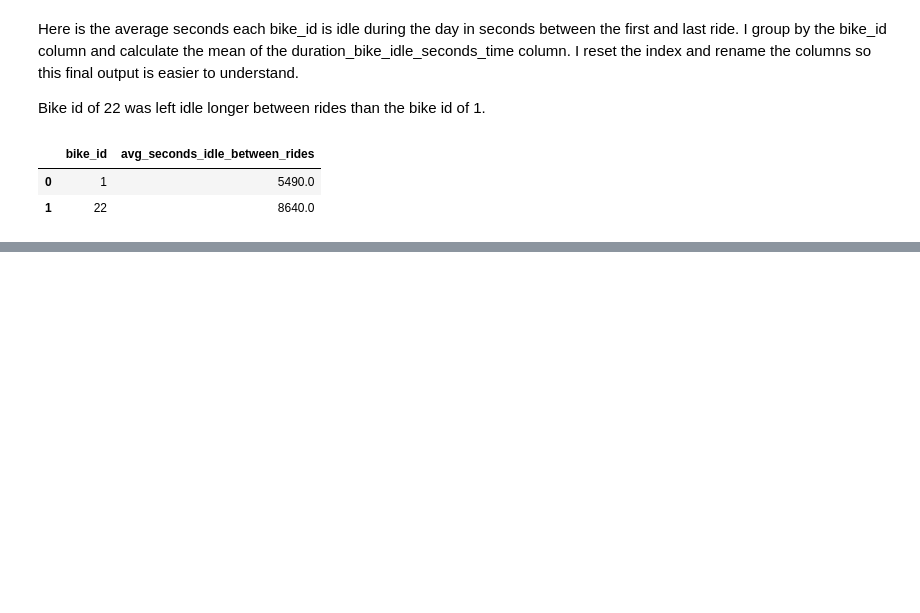
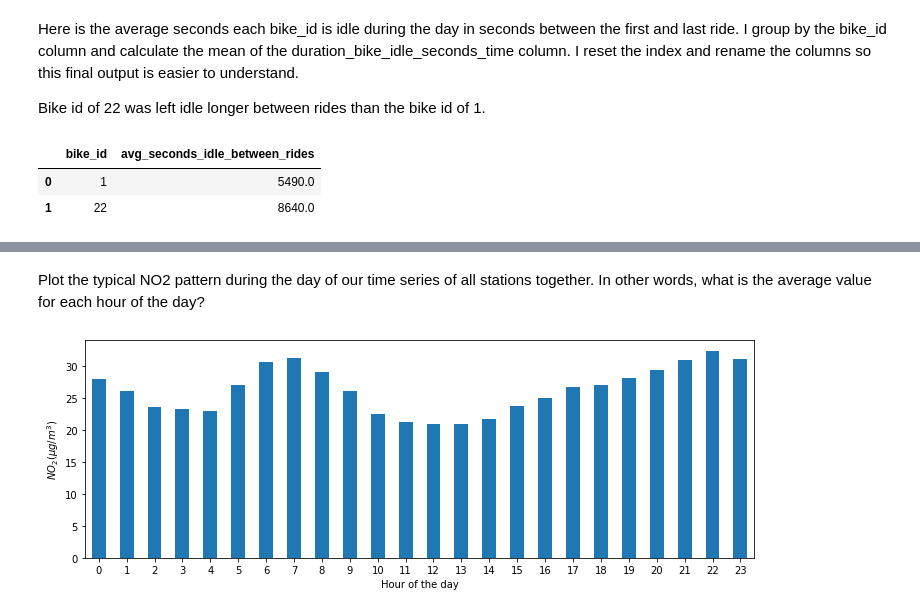
Before and after one commit to HARSHIT097/Learnings, a Jupyter notebook: Play_with_tsdata001.ipynb, the cells around one changed output, grey strips where cells are left out. Cells and saved outputs as stored; diff of their text form; code cells hidden in the pictures; blank space fills up the shorter version.

```diff
--- a/Play_with_tsdata001.ipynb
+++ b/Play_with_tsdata001.ipynb
@@ -122,0 +142,4 @@ df_bike_sharing.groupby('bike_id')['duration_bike_idle_seconds'].mean().reset_in
+# %%
+data = pd.read_csv("https://raw.githubusercontent.com/pandas-dev/pandas/master/doc/data/air_quality_no2_long.csv")
+#parse_dates can be used
+data.head()
@@ -122,0 +170,2 @@ df_bike_sharing.groupby('bike_id')['duration_bike_idle_seconds'].mean().reset_in
+# %%
+data.rename(columns={"date.utc" : "datetime"}, inplace=True)
@@ -122,0 +187,2 @@ df_bike_sharing.groupby('bike_id')['duration_bike_idle_seconds'].mean().reset_in
+# %%
+data["datetime"] = pd.to_datetime(data["datetime"])
@@ -122,0 +215,3 @@ df_bike_sharing.groupby('bike_id')['duration_bike_idle_seconds'].mean().reset_in
+# %%
+#creating new column from date
+data["month"] = data["datetime"].dt.month
@@ -122,0 +251,10 @@ df_bike_sharing.groupby('bike_id')['duration_bike_idle_seconds'].mean().reset_in
+# %% [markdown]
+Plot the typical NO2 pattern during the day of our time series of all stations together. In other words, what is the average value for each hour of the day?
+# %%
+fig, axs = plt.subplots(figsize=(12, 4))
+
+data.groupby(data["datetime"].dt.hour)["value"].mean().plot(kind='bar',rot=0, ax=axs)
+plt.xlabel("Hour of the day");  # custom x label using matplotlib
+plt.ylabel("$NO_2 (µg/m^3)$");
+# %% [output]
+[figure, added]
```
Also changed, not shown: parts of 22 cells of this notebook.
